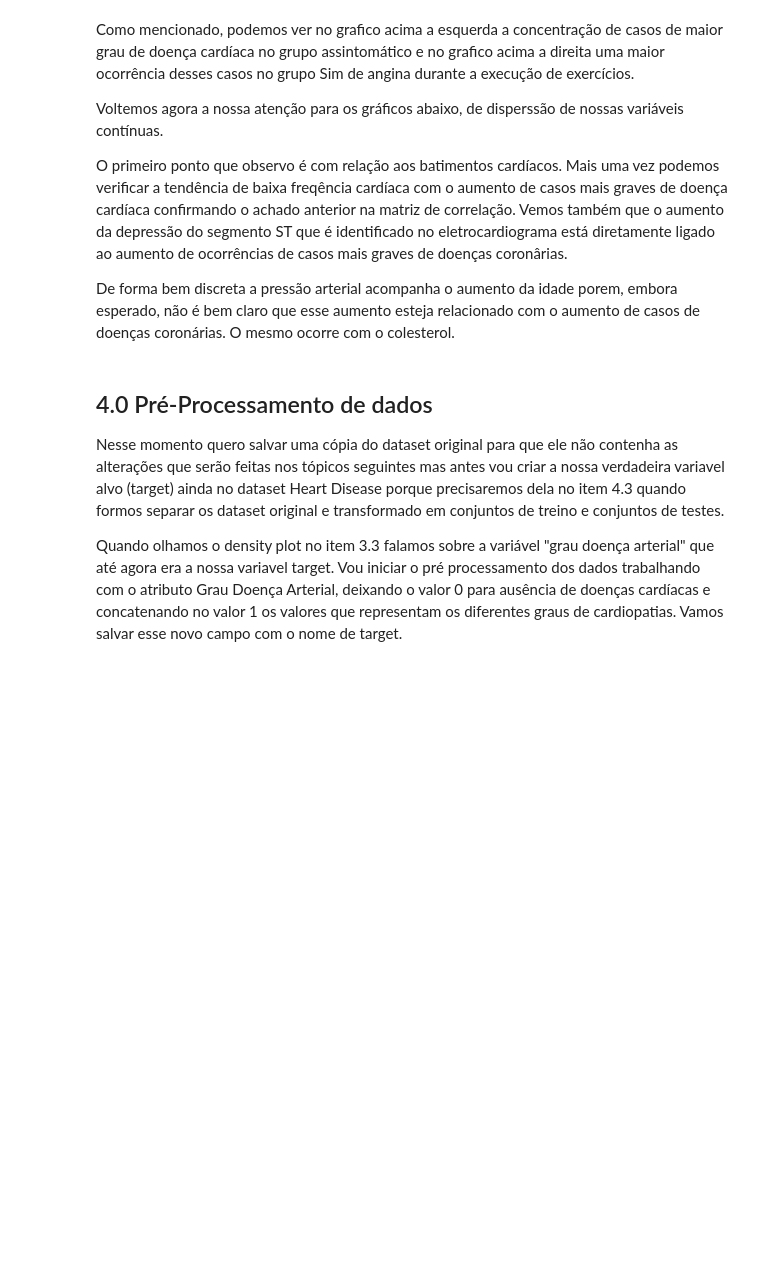
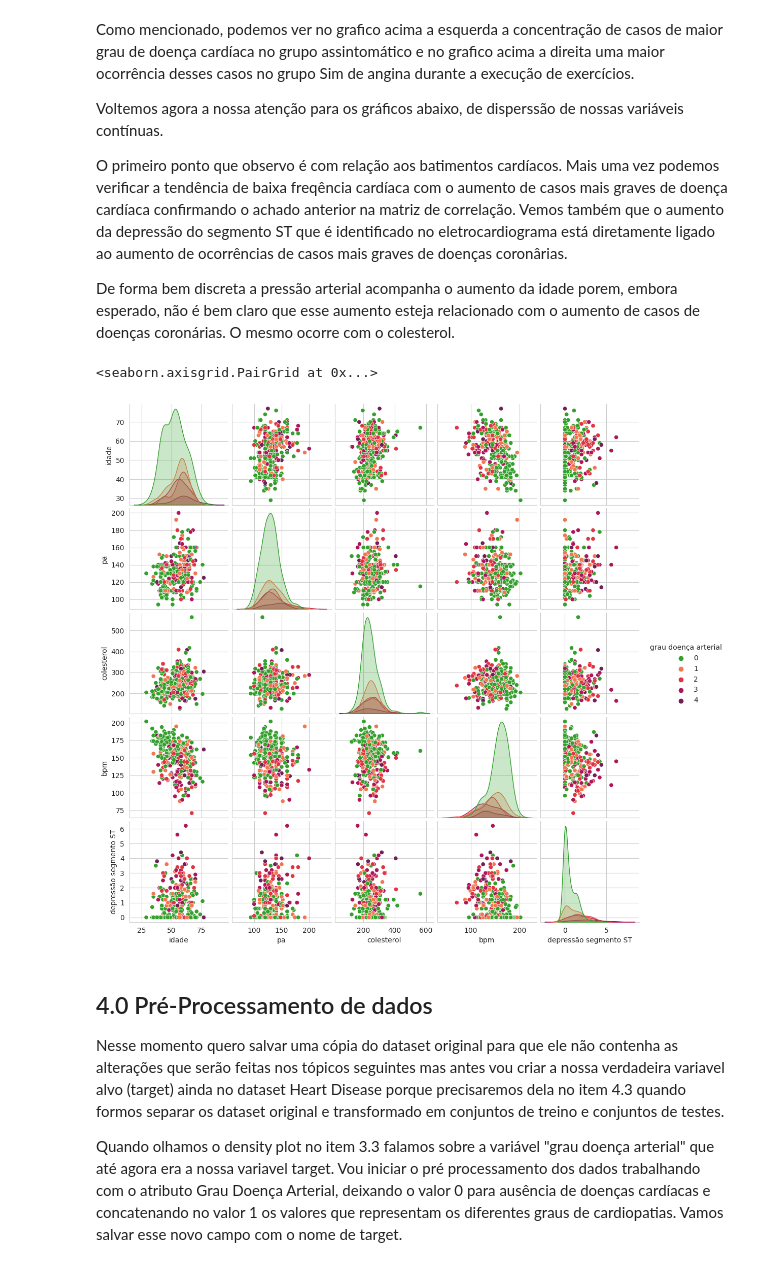
Before and after one commit to JGCMachado/Datasets, a Jupyter notebook: Heart_Disease.ipynb, the cells around one changed output. Cells and saved outputs as stored; diff of their text form; code cells hidden in the pictures; blank space fills up the shorter version.

```diff
--- a/Heart_Disease.ipynb
+++ b/Heart_Disease.ipynb
@@ -480,7 +483,10 @@ O primeiro ponto que observo é com relação aos batimentos cardíacos. Mais um
 De forma bem discreta a pressão arterial acompanha o aumento da idade porem, embora esperado, não é bem claro que esse aumento esteja relacionado com o aumento de casos de doenças coronárias. O mesmo ocorre com o colesterol.
 # %%
 # Scatter Plot com Seaborn - Variação 2
-#sns.pairplot(heart_disease_continuas, hue="grau doença arterial", palette=paleta_grau_doenca_arterial , height = 2.2)
+sns.pairplot(heart_disease_continuas, hue="grau doença arterial", palette=paleta_grau_doenca_arterial , height = 2.2)
+# %% [output]
+<seaborn.axisgrid.PairGrid at 0x...>
+[figure, added]
 # %% [markdown]
 ## 4.0 Pré-Processamento de dados
 
```
Also changed, not shown: parts of 2 cells of this notebook.
